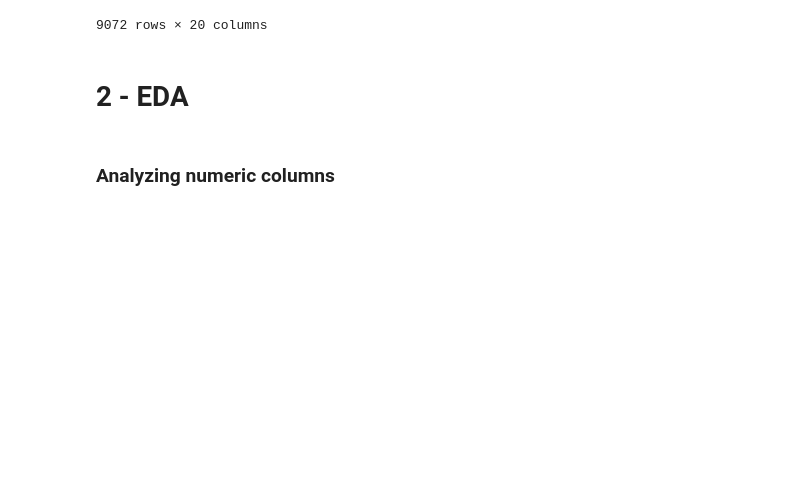
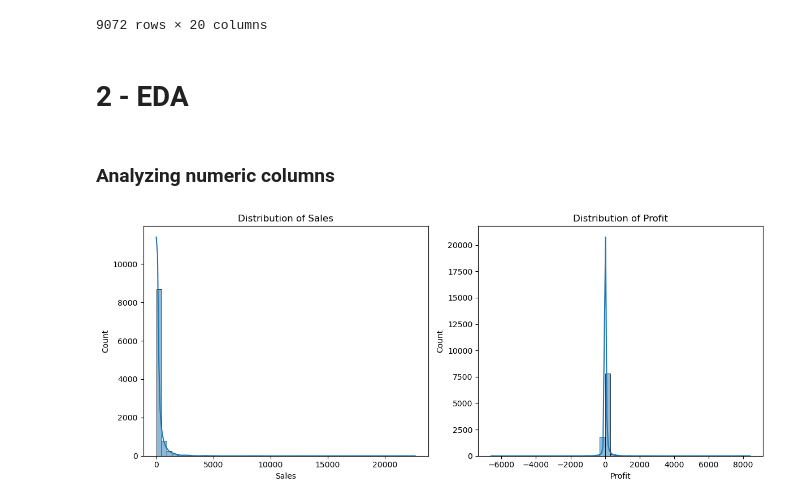
Before and after one commit to aghabidareh/SuperstoreAnalysis, a Jupyter notebook: main.ipynb, the cells around one changed output. Saved outputs shown, nothing was run; the diff lists cells and outputs as text; code cells hidden in the pictures; blank space fills up the shorter version.

Commit message:
plots-and-graphs-EDA

```diff
--- a/main.ipynb
+++ b/main.ipynb
@@ -223,3 +225,17 @@ df_low_discount
 ### Analyzing numeric columns
 # %%
 # Data distribution
+plt.figure(figsize = (12,5))
+
+plt.subplot(1, 2, 1)
+sns.histplot(df['Sales'], bins=50, kde=True)
+plt.title('Distribution of Sales')
+
+plt.subplot(1, 2, 2)
+sns.histplot(df['Profit'], bins=50, kde=True)
+plt.title('Distribution of Profit')
+
+plt.tight_layout()
+plt.show()
+# %% [output]
+[figure, added]
```
Also changed, not shown: parts of 6 cells of this notebook.
